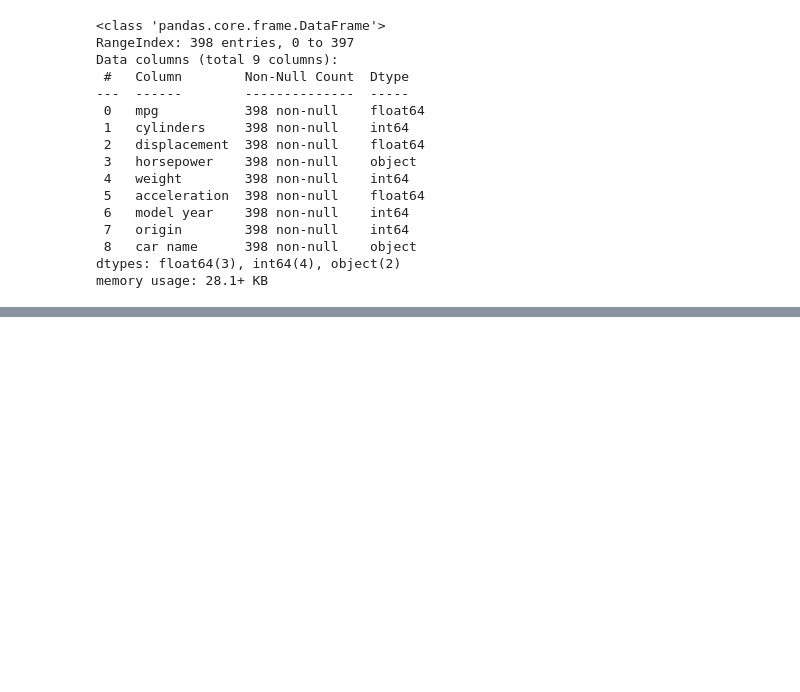
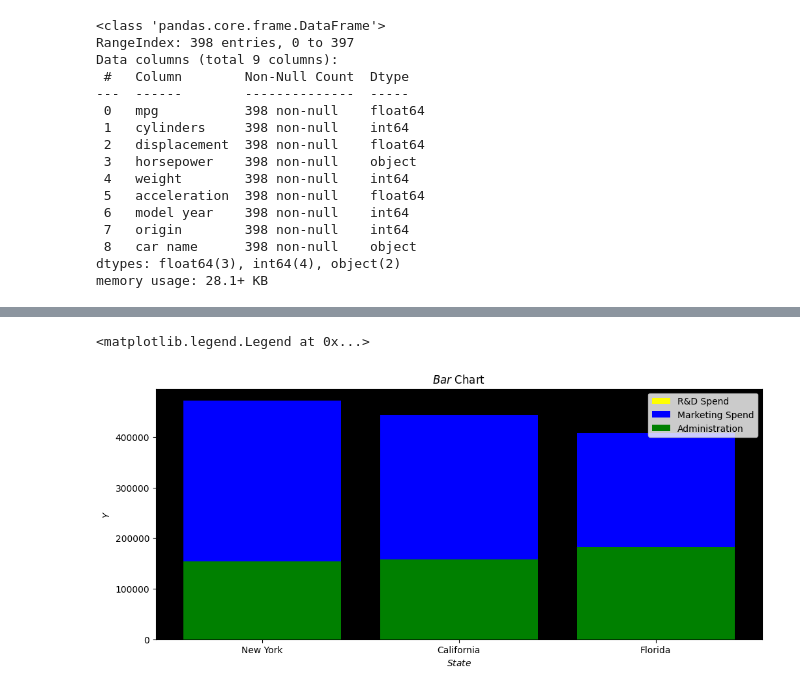
Before and after one commit to Adityasjc31/DataScience, a Jupyter notebook: data analytics/visualizingdata.ipynb, the cells around one changed output, grey strips where cells are left out. Cells and saved outputs as stored; diff of their text form; code cells hidden in the pictures; blank space fills up the shorter version.

```diff
--- a/data analytics/visualizingdata.ipynb
+++ b/data analytics/visualizingdata.ipynb
@@ -264,0 +325,16 @@ memory usage: 28.1+ KB
+# %%
+startups.columns
+plt.figure(figsize=(12,5))
+ax = plt.axes()
+ax.set_facecolor("#000000")
+
+plt.bar(startups['State'],startups['R&D Spend'],label="R&D Spend",color="#FFFF00")
+plt.bar(startups['State'],startups['Marketing Spend'],label="Marketing Spend",color="#0000FF")
+plt.bar(startups['State'],startups['Administration'],label="Administration",color="#008000")
+plt.xlabel("$State$")
+plt.ylabel("$Y$")
+plt.title("$ Bar $ Chart")
+plt.legend()
+# %% [output]
+<matplotlib.legend.Legend at 0x...>
+[figure, added]
```
Also changed, not shown: parts of 13 cells of this notebook.
